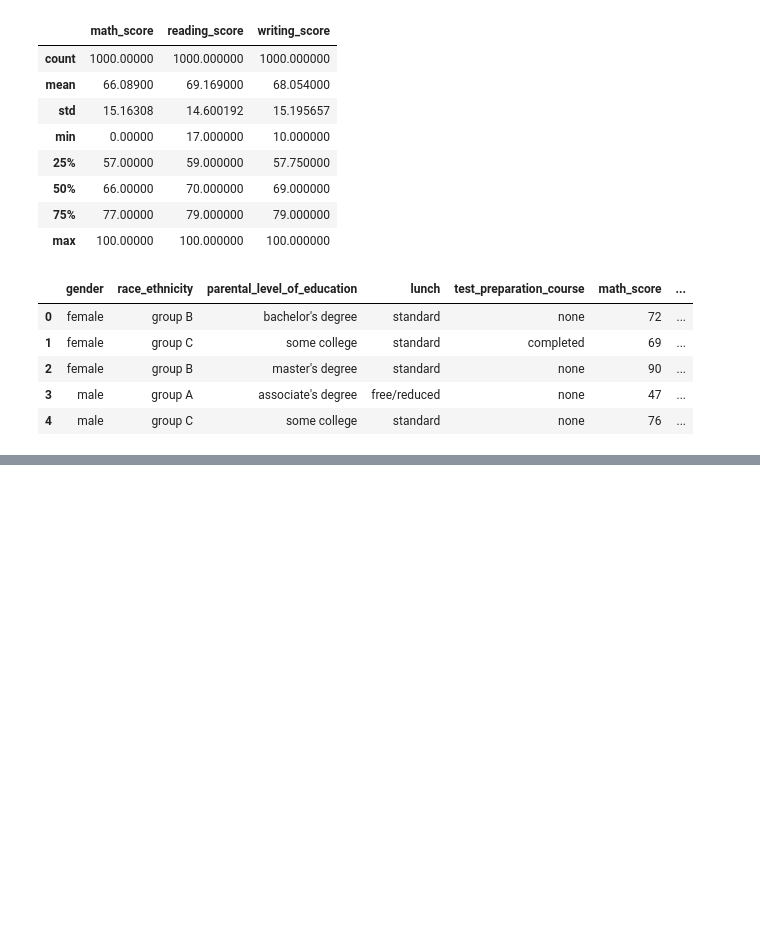
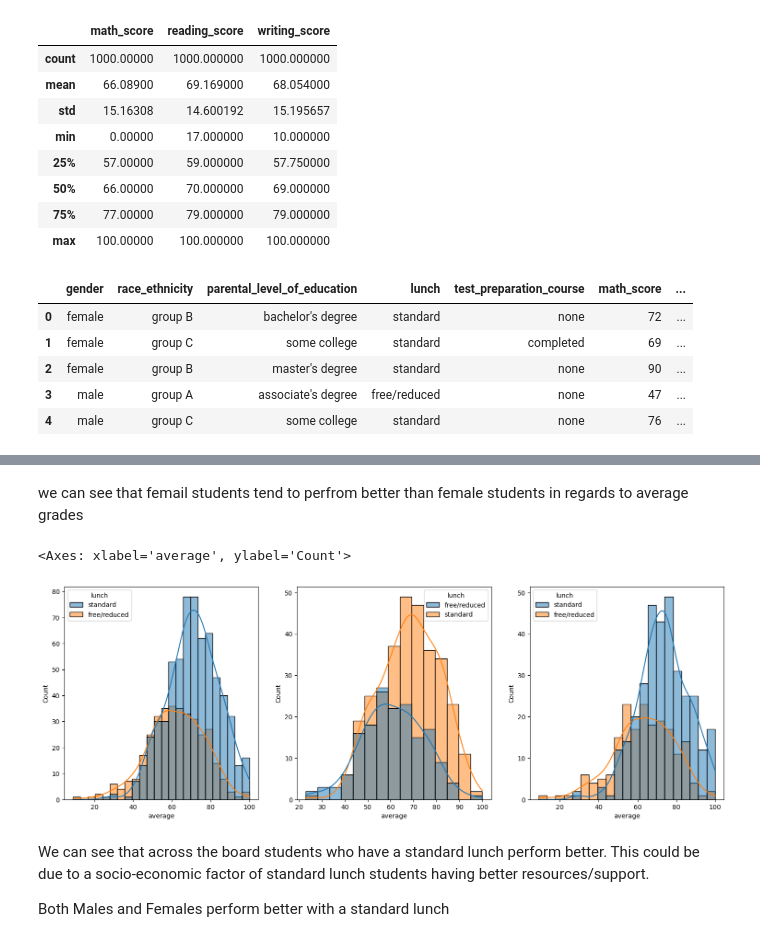
Before and after one commit to phyoung97/endtoendMLproj, a Jupyter notebook: notebook/1.EDA_Students.ipynb, the cells around one changed output, grey strips where cells are left out. Saved outputs shown, nothing was run; the diff lists cells and outputs as text; code cells hidden in the pictures; blank space fills up the shorter version.

```diff
--- a/notebook/1.EDA_Students.ipynb
+++ b/notebook/1.EDA_Students.ipynb
@@ -143,0 +182,17 @@ df.head()
+# %% [markdown]
+we can see that femail students tend to perfrom better than female students in regards to average grades
+# %%
+plt.subplots(1,3, figsize= (25,6))
+plt.subplot(141)
+sns.histplot(data=df, x='average',kde='True', hue='lunch')
+plt.subplot(142)
+sns.histplot(data=df[df['gender']=='male'], x='average', kde=True, hue='lunch')
+plt.subplot(143)
+sns.histplot(data=df[df['gender']=='female'], x='average', kde=True, hue='lunch')
+# %% [output]
+<Axes: xlabel='average', ylabel='Count'>
+[figure, added]
+# %% [markdown]
+We can see that across the board students who have a standard lunch perform better. This could be due to a socio-economic factor of standard lunch students having better resources/support.
+
+Both Males and Females perform better with a standard lunch
```
Also changed, not shown: parts of 5 cells of this notebook.
